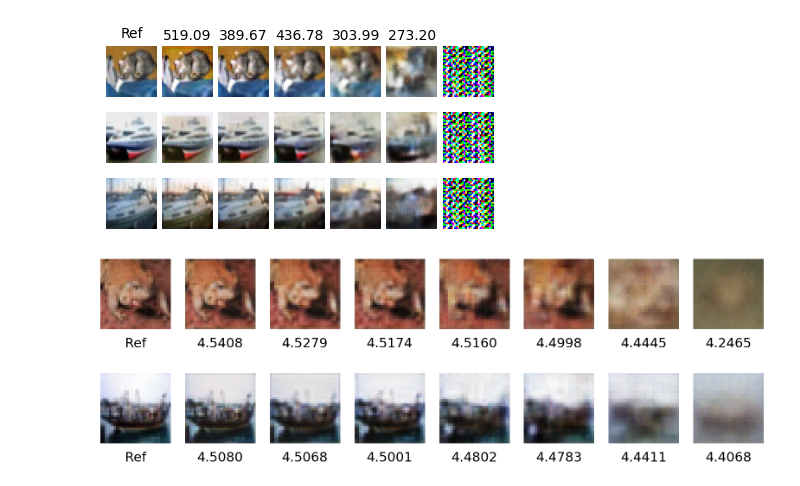
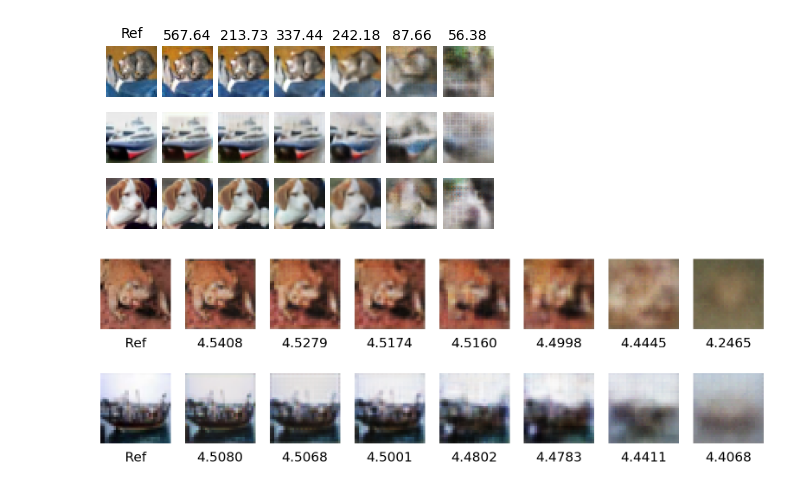
Before and after one commit to Fintech0517/PP-Split, a Jupyter notebook: examples/effectInfo/photo_sig.ipynb, the cells around one changed output. Saved outputs shown, nothing was run; the diff lists cells and outputs as text; code cells hidden in the pictures.

```diff
--- a/examples/effectInfo/photo_sig.ipynb
+++ b/examples/effectInfo/photo_sig.ipynb
@@ -46,22 +46,34 @@ palette = sns.color_palette("colorblind")
 # cinic10_80
 # %%
 EffectInfo = [
-519.0890523,
-389.6724873,
-436.7781392,
-303.9934712,
-273.2030049,
-]
+567.6392303,
+213.731501,
+337.4382797,
+242.1764961,
+87.65727005,
+56.37848434,
+] # resnet18
+
+# EffectInfo = [
+# 438.0225845,
+# 308.4910538,
+# 356.4109329,
+# 223.7734871,
+# 193.300425,
+# -226.0287186,
+# -906.8218292,
+# ] # vgg5
 
 
-# result_dir = '/home/dengruijun/data/FinTech/PP-Split/results/inverse-model-results-20240414/VGG5/InverseModelAttack/'
-result_dir = '/home/dengruijun/data/FinTech/PP-Split/results/inverse-model-results-20240414/Resnet18/InverseModelAttack/'
+
+# result_dir = '/home/dengruijun/data/FinTech/PP-Split/results/inverse-model-results-20240414/VGG5/InverseModelAttack-defense0.1/'
+result_dir = '/home/dengruijun/data/FinTech/PP-Split/results/inverse-model-results-20240414/Resnet18/InverseModelAttack-defense0.1/'
 # layer_list = ['layer0', 'layer1', 'layer2', 'layer3', 'layer4']  # 'layer5', 'layer6']
 # layer_list = ['layer2', 'layer3', 'layer5', 'layer7', 'layer9', 'layer11']  # 'layer5', 'layer6']
 
 
-layer_list = [0,1,2,3,4]
-layer_list = [2,3,5,7,9,11]
+# layer_list = [0,1,2,3,4] # VGG5
+layer_list = [2,3,5,7,9,11] # Resnet18
 
 
 # 展示一张指定的图片
@@ -73,7 +85,7 @@ layer_list = [2,3,5,7,9,11]
 # plt.show()
 
 
-img_number_list = [0,1,2]
+img_number_list = [0,1,16]
 # 原始图片
 org_imgs = []
 for img_number in img_number_list:
@@ -99,34 +111,35 @@ for i, img_number in enumerate(inv_imgs):
     axes[i,0].imshow(org_imgs[i])
     axes[i,0].axis('off')
 
 for i, img_number in enumerate(inv_imgs):
     for j, img_layer in enumerate(img_number):
         axes[i, j+1].imshow(img_layer)
         axes[i, j+1].axis('off')
         # axes[i, j].set_title(f'{layer_list[j]}')
 
 # 文字标题
 axes[0,0].set_title('Ref', fontsize=10)
 for ax, col in zip(axes[0][1:], EffectInfo):
     # ax.set_title(col, fontsize=22)
     formatted_title = "{:.2f}".format(col)
     ax.text(0.5, 1.2, formatted_title, ha='center', va='center', transform=ax.transAxes, fontsize=10)
 
 
 # 调整子图间距
 plt.subplots_adjust(wspace=0.1, hspace=0.1)
 
 
 # 调整布局以减少留白
 # plt.tight_layout()
 
 
 # 显示图像
 # plt.show()
 # 保存为png格式
 plt.savefig('visual-resnet18-cifar10.pdf', format='pdf',bbox_inches='tight')
+# plt.savefig('visual-vgg5-cifar10.pdf', format='pdf',bbox_inches='tight')
 # %% [output]
-[figure, old version]
+[figure, new version]
 # %%
 # 7  8  9  13
 
```
Also changed, not shown: 31 other files.
